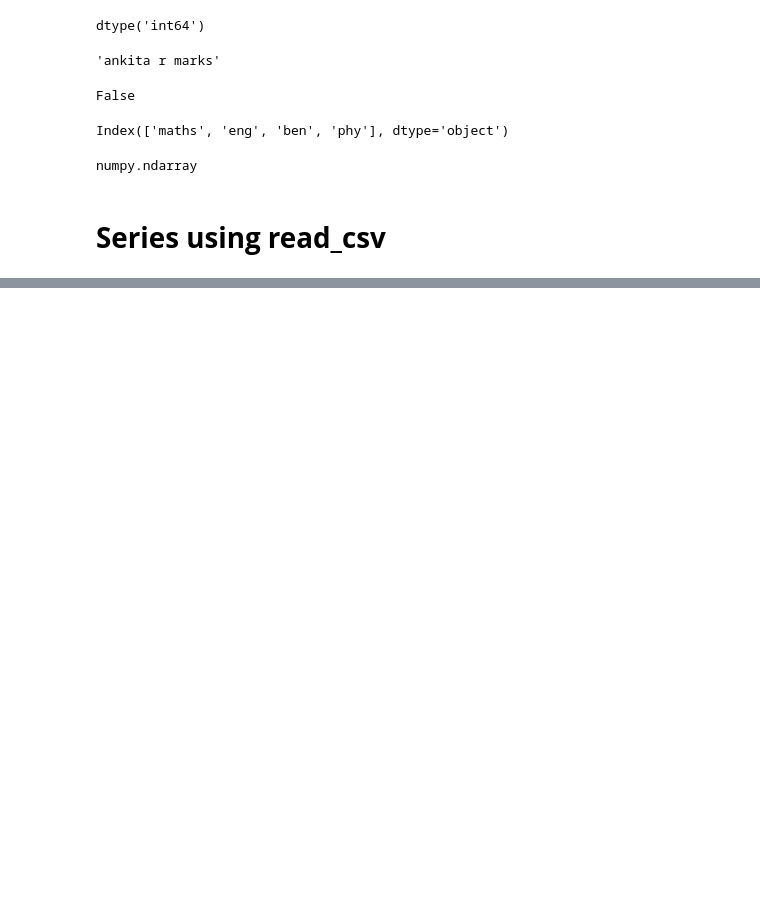
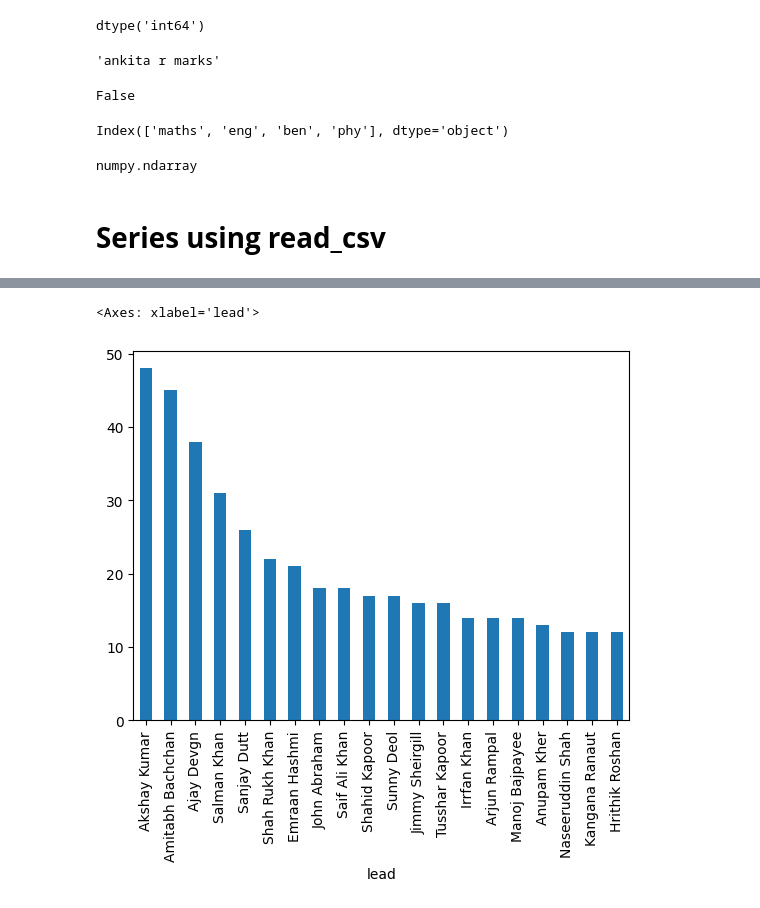
Before and after one commit to Ankitapaul1234/gc_ml, a Jupyter notebook: Untitled1.ipynb, the cells around one changed output, grey strips where cells are left out. Cells and saved outputs as stored; diff of their text form; code cells hidden in the pictures; blank space fills up the shorter version.

```diff
--- a/Untitled1.ipynb
+++ b/Untitled1.ipynb
@@ -148,0 +548,5 @@ print(subs)
+# %%
+subs.value_counts().head(20).plot(kind='bar')
+# %% [output]
+<Axes: xlabel='lead'>
+[figure, added]
```
Also changed, not shown: parts of 46 cells of this notebook.
